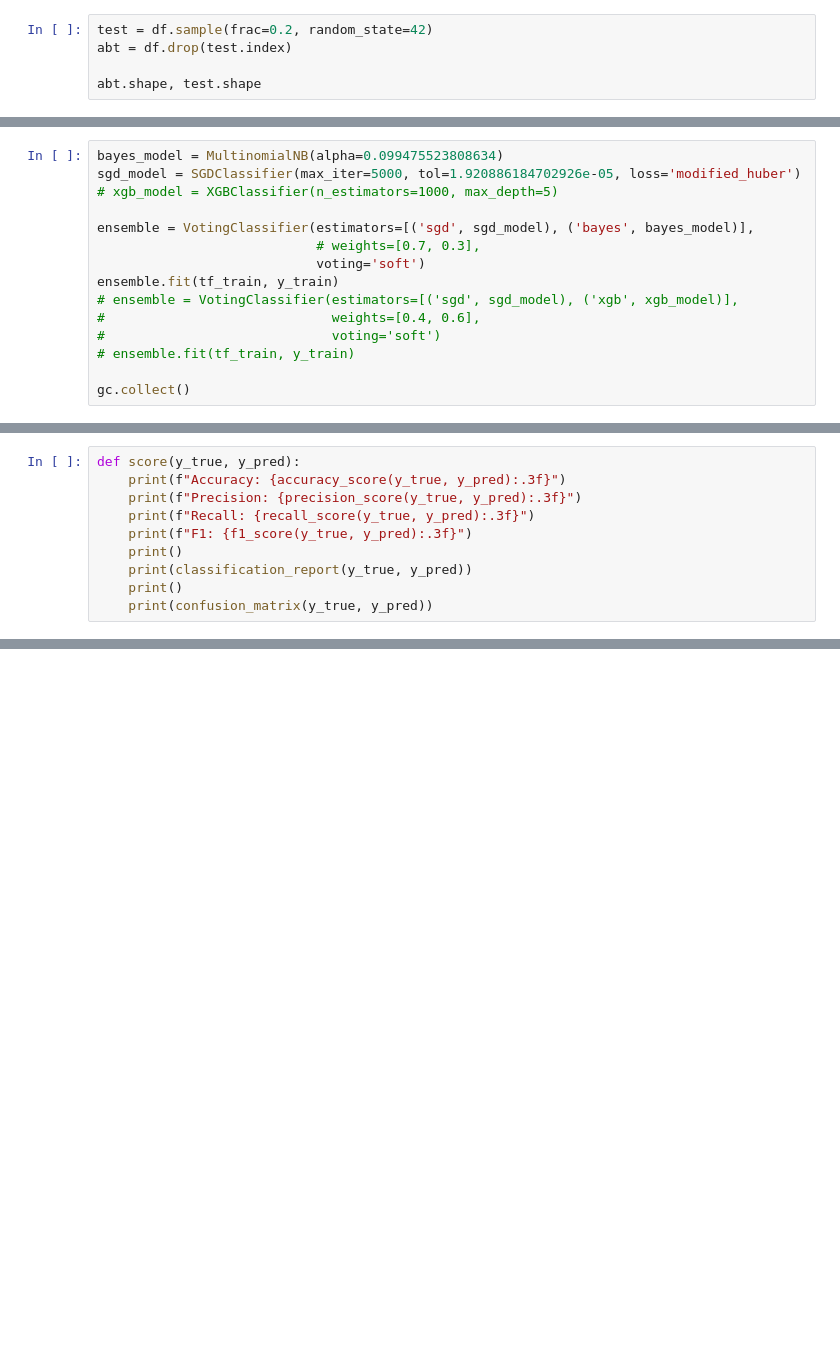
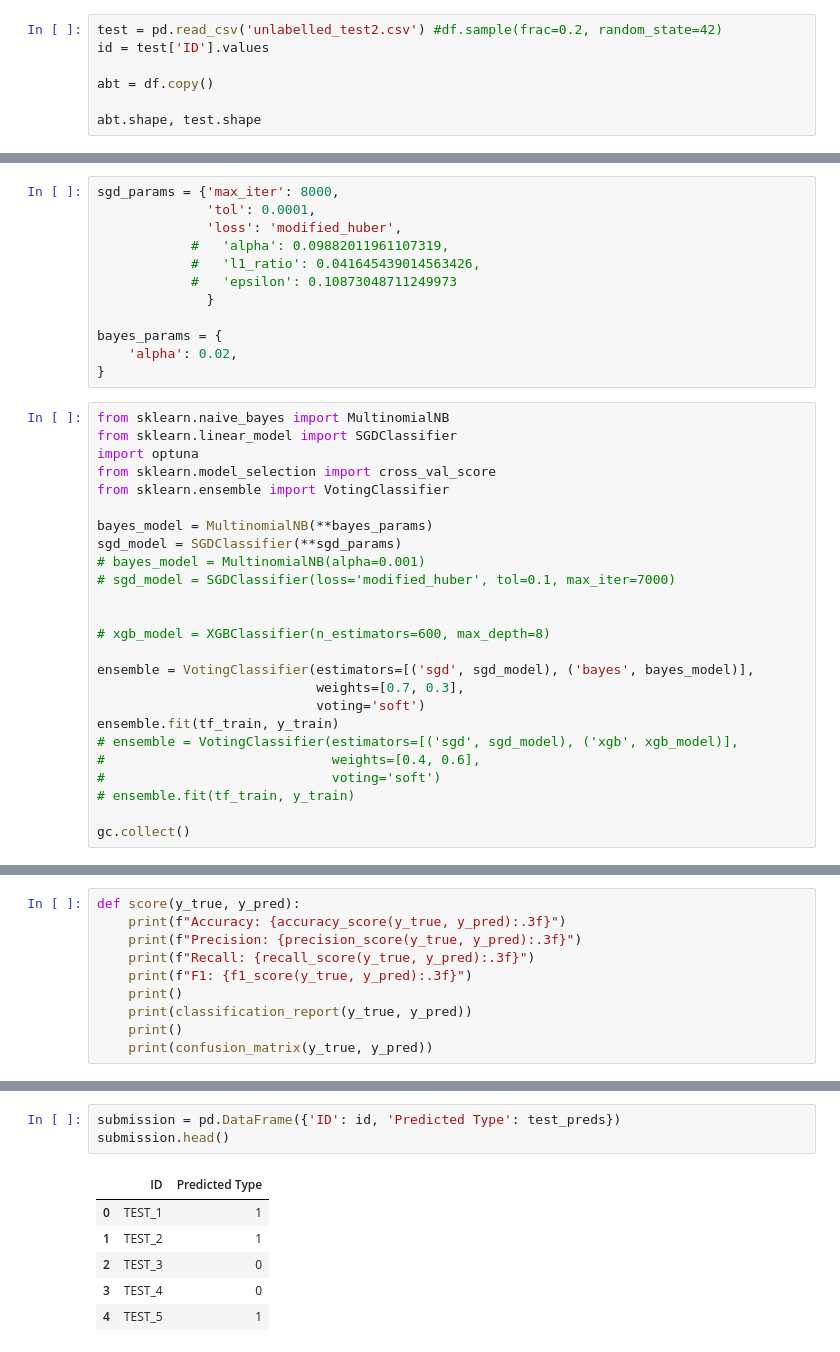
Before and after one commit to NevroHelios/AI-generated-text-detection, a Jupyter notebook: base.ipynb, the cells around one changed output, grey strips where cells are left out. Cells and saved outputs as stored; diff of their text form; blank space fills up the shorter version.

```diff
--- a/base.ipynb
+++ b/base.ipynb
@@ -103,6 +117,8 @@ comparison_metrices
 # %%
-test = df.sample(frac=0.2, random_state=42)
-abt = df.drop(test.index)
+test = pd.read_csv('unlabelled_test2.csv') #df.sample(frac=0.2, random_state=42)
+id = test['ID'].values
+
+abt = df.copy()
 
 abt.shape, test.shape
 # %% [output]
@@ -275,10 +315,32 @@ print(study.best_value)
+# %%
+sgd_params = {'max_iter': 8000,
+              'tol': 0.0001,
+              'loss': 'modified_huber',
+            #   'alpha': 0.09882011961107319,
+            #   'l1_ratio': 0.041645439014563426,
+            #   'epsilon': 0.10873048711249973
+              }
+
+bayes_params = {
+    'alpha': 0.02,
+}
 # %%
-bayes_model = MultinomialNB(alpha=0.099475523808634)
-sgd_model = SGDClassifier(max_iter=5000, tol=1.920886184702926e-05, loss='modified_huber')
-# xgb_model = XGBClassifier(n_estimators=1000, max_depth=5)
+from sklearn.naive_bayes import MultinomialNB
+from sklearn.linear_model import SGDClassifier
+import optuna
+from sklearn.model_selection import cross_val_score
+from sklearn.ensemble import VotingClassifier
+
+bayes_model = MultinomialNB(**bayes_params)
+sgd_model = SGDClassifier(**sgd_params)
+# bayes_model = MultinomialNB(alpha=0.001)
+# sgd_model = SGDClassifier(loss='modified_huber', tol=0.1, max_iter=7000)
+
+
+# xgb_model = XGBClassifier(n_estimators=600, max_depth=8)
 
 ensemble = VotingClassifier(estimators=[('sgd', sgd_model), ('bayes', bayes_model)],
-                            # weights=[0.7, 0.3],
+                            weights=[0.7, 0.3],
                             voting='soft')
 ensemble.fit(tf_train, y_train)
 # ensemble = VotingClassifier(estimators=[('sgd', sgd_model), ('xgb', xgb_model)],
@@ -335,0 +419,10 @@ with open('model_a980f955.pkl', 'wb') as f:
+# %%
+submission = pd.DataFrame({'ID': id, 'Predicted Type': test_preds})
+submission.head()
+# %% [output]
+|  | ID | Predicted Type |
+| 0 | TEST_1 | 1 |
+| 1 | TEST_2 | 1 |
+| 2 | TEST_3 | 0 |
+| 3 | TEST_4 | 0 |
+| 4 | TEST_5 | 1 |
```
Also changed, not shown: parts of 22 cells of this notebook, 7 other files.
